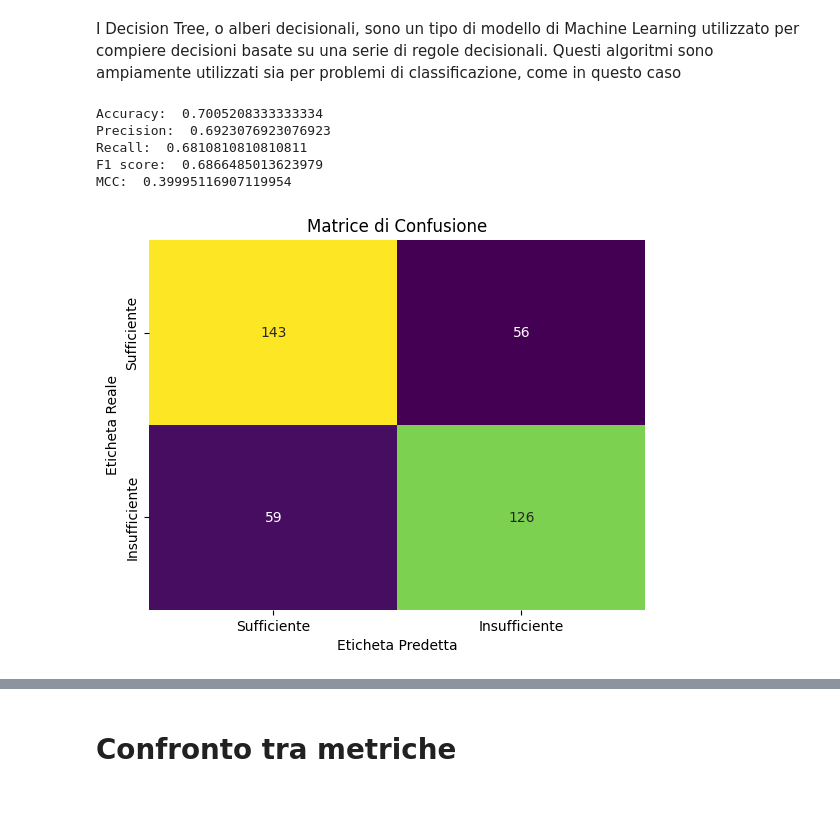
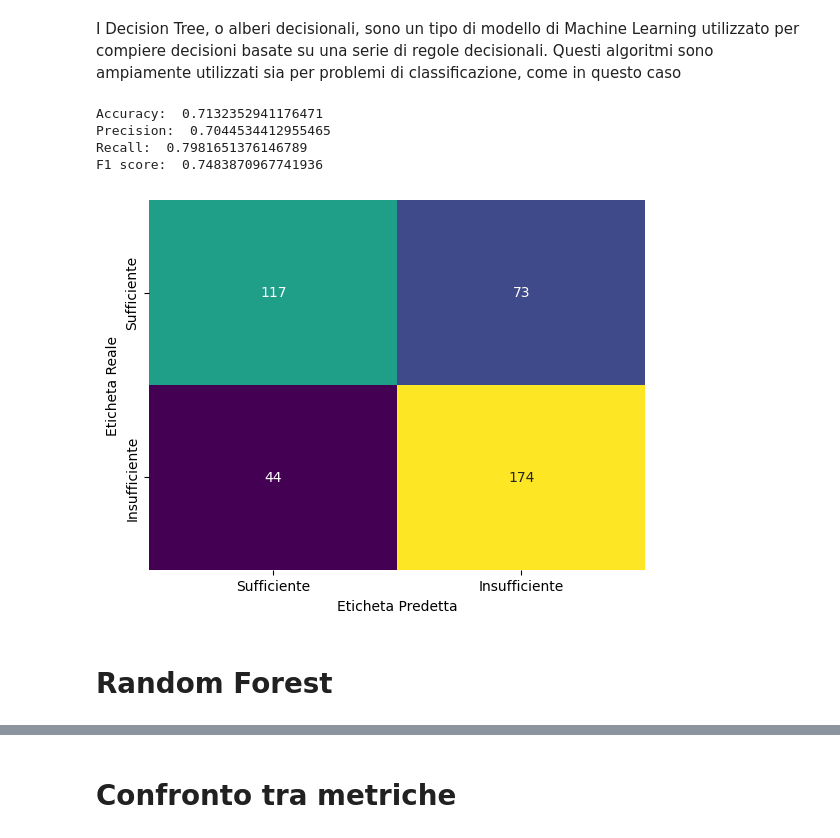
Before and after one commit to bafiuss/Sapore-DiVino, a Jupyter notebook: Sapore_DiVino-CODICE.ipynb, the cells around one changed output, grey strips where cells are left out. Saved outputs shown, nothing was run; the diff lists cells and outputs as text; code cells hidden in the pictures; blank space fills up the shorter version.

```diff
--- a/Sapore_DiVino-CODICE.ipynb
+++ b/Sapore_DiVino-CODICE.ipynb
@@ -338,4 +310,0 @@ dataset.head
-# %%
-from sklearn.model_selection import train_test_split
-
-X_train, X_test, Y_train, Y_test = train_test_split(X_train_rus, y_train_rus, test_size = 0.30, random_state = 42)
@@ -362,7 +319,7 @@ cmplnb = ComplementNB()
 # %% [markdown]
 Scriviamo il codice riguardante il Gaussian Naive Bayes
 # %%
-gnb.fit(X_train,Y_train) #training
+gnb.fit(X_train_rus, y_train_rus) #training
 y_pred = gnb.predict(X_test) #testing
 # %% [markdown]
 Stampo quelli che sono i valori dell'accuracy, precision, recall, F1 score e MCC
@@ -399,25 +353,23 @@ plt.show()
 # %% [markdown]
 Procediamo con Multinomial Naive Bayes
 # %%
-mnb.fit(X_train,Y_train)
+mnb.fit(X_train_rus, y_train_rus)
 y_pred_2 = mnb.predict(X_test)
 
 accuracyMNB = accuracy_score(Y_test,y_pred_2)
 precisionMNB = precision_score(Y_test,y_pred_2)
 recallMNB = recall_score(Y_test,y_pred_2)
-mccMNB = matthews_corrcoef(Y_test, y_pred_2)
 f1_scoreMNB = f1_score(Y_test, y_pred_2)
 print('Accuracy: ' , accuracyMNB)
 print('Precision: ' , precisionMNB)
 print('Recall: ' , recallMNB)
 print('F1 score: ', f1_scoreMNB)
-print('MCC: ', mccMNB)
 
 
 labels=['Insufficiente', 'Sufficiente']
 confusion_matrix_result = confusion_matrix(Y_test,y_pred_2)
 sns.heatmap(confusion_matrix_result, annot=True, fmt='d', cmap='viridis', xticklabels=labels, yticklabels=labels,cbar=False)
-#plt.title('Matrice di confusione Multinomial Naive Bayes')
+plt.title('Matrice di confusione Multinomial Naive Bayes')
 plt.xlabel('Eticheta Predetta')
 plt.ylabel('Eticheta Reale')
 plt.show()
@@ -431,25 +382,23 @@ MCC:  0.4449093347812248
 # %% [markdown]
 Procediamo con Bernoulli Naive Bayes
 # %%
-bnb.fit(X_train,Y_train)
+bnb.fit(X_train_rus,y_train_rus)
 y_pred_3 = bnb.predict(X_test)
 
 accuracyBNB = accuracy_score(Y_test,y_pred_3)
 precisionBNB = precision_score(Y_test,y_pred_3)
 recallBNB = recall_score(Y_test,y_pred_3)
-mccBNB = matthews_corrcoef(Y_test, y_pred_3)
 f1_scoreBNB = f1_score(Y_test, y_pred_3)
 print('Accuracy: ' , accuracyBNB)
 print('Precision: ' , precisionBNB)
 print('Recall: ' , recallBNB)
 print('F1 score: ', f1_scoreBNB)
-print('MCC: ', mccBNB)
 
 
 labels=['Sufficiente', 'Insufficiente']
 confusion_matrix_result = confusion_matrix(Y_test,y_pred_3)
 sns.heatmap(confusion_matrix_result, annot=True, fmt='d', cmap='viridis', xticklabels=labels, yticklabels=labels,cbar=False)
-#plt.title('Matrice di confusione Bernoulli Naive Bayes')
+plt.title('Matrice di confusione Bernoulli Naive Bayes')
 plt.xlabel('Eticheta Predetta')
 plt.ylabel('Eticheta Reale')
 plt.show()
@@ -497,33 +414,32 @@ MCC:  0.4524145302612086
 I Decision Tree, o alberi decisionali, sono un tipo di modello di Machine Learning utilizzato per compiere decisioni basate su una serie di regole decisionali. Questi algoritmi sono ampiamente utilizzati sia per problemi di classificazione, come in questo caso
 # %%
 from sklearn.tree import DecisionTreeClassifier
-dtc = DecisionTreeClassifier(max_depth = 4)
+dtc = DecisionTreeClassifier(max_depth = 3)
 
-dtc.fit(X_train,Y_train)
+dtc.fit(X_train_rus,y_train_rus)
 y_pred = dtc.predict(X_test)
 accuracyDTC = accuracy_score(Y_test,y_pred)
 precisionDTC = precision_score(Y_test,y_pred)
 recallDTC = recall_score(Y_test,y_pred)
-mccDTC = matthews_corrcoef(Y_test, y_pred)
 f1_scoreDTC = f1_score(Y_test, y_pred)
 
 print('Accuracy: ' , accuracyDTC)
 print('Precision: ' , precisionDTC)
 print('Recall: ' , recallDTC)
 print('F1 score: ', f1_scoreDTC)
-print('MCC: ', mccDTC)
 
 labels = ['Sufficiente', 'Insufficiente']
 confusion_matrix_result = confusion_matrix(Y_test,y_pred)
 sns.heatmap(confusion_matrix_result, annot=True, fmt='d', cmap='viridis', xticklabels=labels, yticklabels=labels, cbar=False)
-plt.title('Matrice di Confusione')
+#plt.title('Matrice di Confusione')
 plt.xlabel('Eticheta Predetta')
 plt.ylabel('Eticheta Reale')
 plt.show()
 # %% [output]
-Accuracy:  0.7005208333333334
-Precision:  0.6923076923076923
-Recall:  0.6810810810810811
-F1 score:  0.6866485013623979
-MCC:  0.39995116907119954
+Accuracy:  0.7132352941176471
+Precision:  0.7044534412955465
+Recall:  0.7981651376146789
+F1 score:  0.7483870967741936
-[figure, old version]
+[figure, new version]
+# %% [markdown]
+# Random Forest
```
Also changed, not shown: parts of 22 cells of this notebook.
